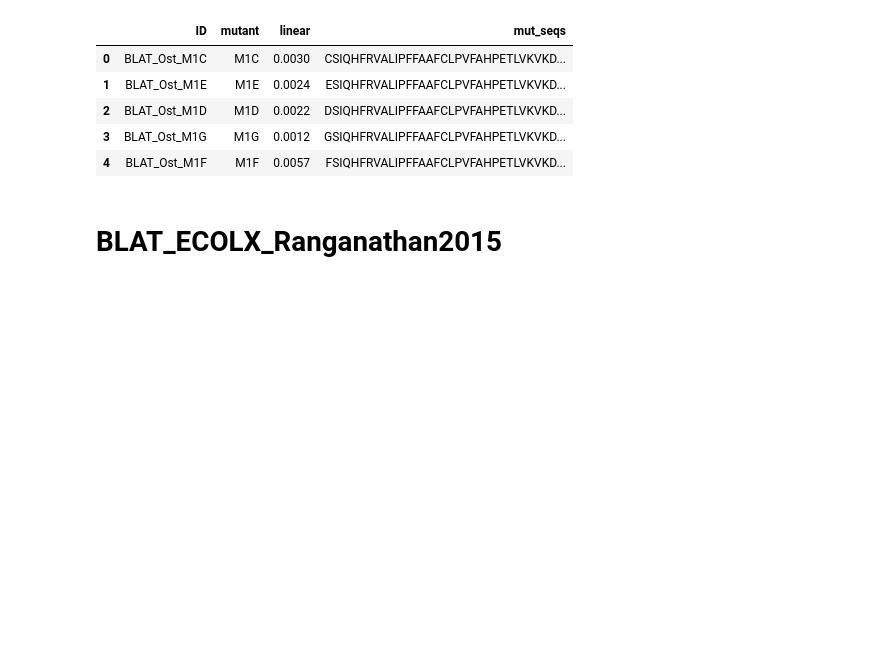
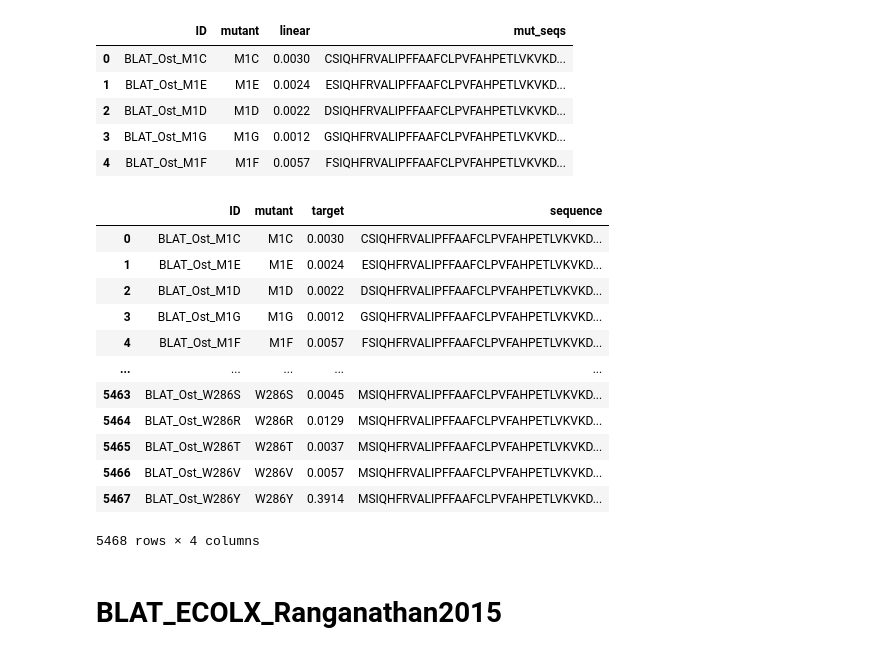
Before and after one commit to ziul-bio/SWAT, a Jupyter notebook: DMS_pre_processing.ipynb, the cells around one changed output. Saved outputs shown, nothing was run; the diff lists cells and outputs as text; code cells hidden in the pictures; blank space fills up the shorter version.

```diff
--- a/DMS_pre_processing.ipynb
+++ b/DMS_pre_processing.ipynb
@@ -279,7 +279,22 @@ df.head()
 fasta_file_maker(df, 'BLAT_ECOLX_Ostermeier2014')
 # %%
 df.rename(columns={'linear': 'target', 'mut_seqs': 'sequence'}, inplace = True)
-df.to_csv('data/metadata/BLAT_ECOLX_Ostermeier2014_metadata.csv')
+
+df.to_csv('data/DMS_metadata/BLAT_ECOLX_Ostermeier2014_metadata.csv')
+# %% [output]
+|  | ID | mutant | target | sequence |
+| 0 | BLAT_Ost_M1C | M1C | 0.0030 | CSIQHFRVALIPFFAAFCLPVFAHPETLVKVKD... |
+| 1 | BLAT_Ost_M1E | M1E | 0.0024 | ESIQHFRVALIPFFAAFCLPVFAHPETLVKVKD... |
+| 2 | BLAT_Ost_M1D | M1D | 0.0022 | DSIQHFRVALIPFFAAFCLPVFAHPETLVKVKD... |
+| 3 | BLAT_Ost_M1G | M1G | 0.0012 | GSIQHFRVALIPFFAAFCLPVFAHPETLVKVKD... |
+| 4 | BLAT_Ost_M1F | M1F | 0.0057 | FSIQHFRVALIPFFAAFCLPVFAHPETLVKVKD... |
+| ... | ... | ... | ... | ... |
+| 5463 | BLAT_Ost_W286S | W286S | 0.0045 | MSIQHFRVALIPFFAAFCLPVFAHPETLVKVKD... |
+| 5464 | BLAT_Ost_W286R | W286R | 0.0129 | MSIQHFRVALIPFFAAFCLPVFAHPETLVKVKD... |
+| 5465 | BLAT_Ost_W286T | W286T | 0.0037 | MSIQHFRVALIPFFAAFCLPVFAHPETLVKVKD... |
+| 5466 | BLAT_Ost_W286V | W286V | 0.0057 | MSIQHFRVALIPFFAAFCLPVFAHPETLVKVKD... |
+| 5467 | BLAT_Ost_W286Y | W286Y | 0.3914 | MSIQHFRVALIPFFAAFCLPVFAHPETLVKVKD... |
+5468 rows × 4 columns
 # %% [markdown]
 # BLAT_ECOLX_Ranganathan2015
 # %%
```
Also changed, not shown: parts of 52 cells of this notebook.
